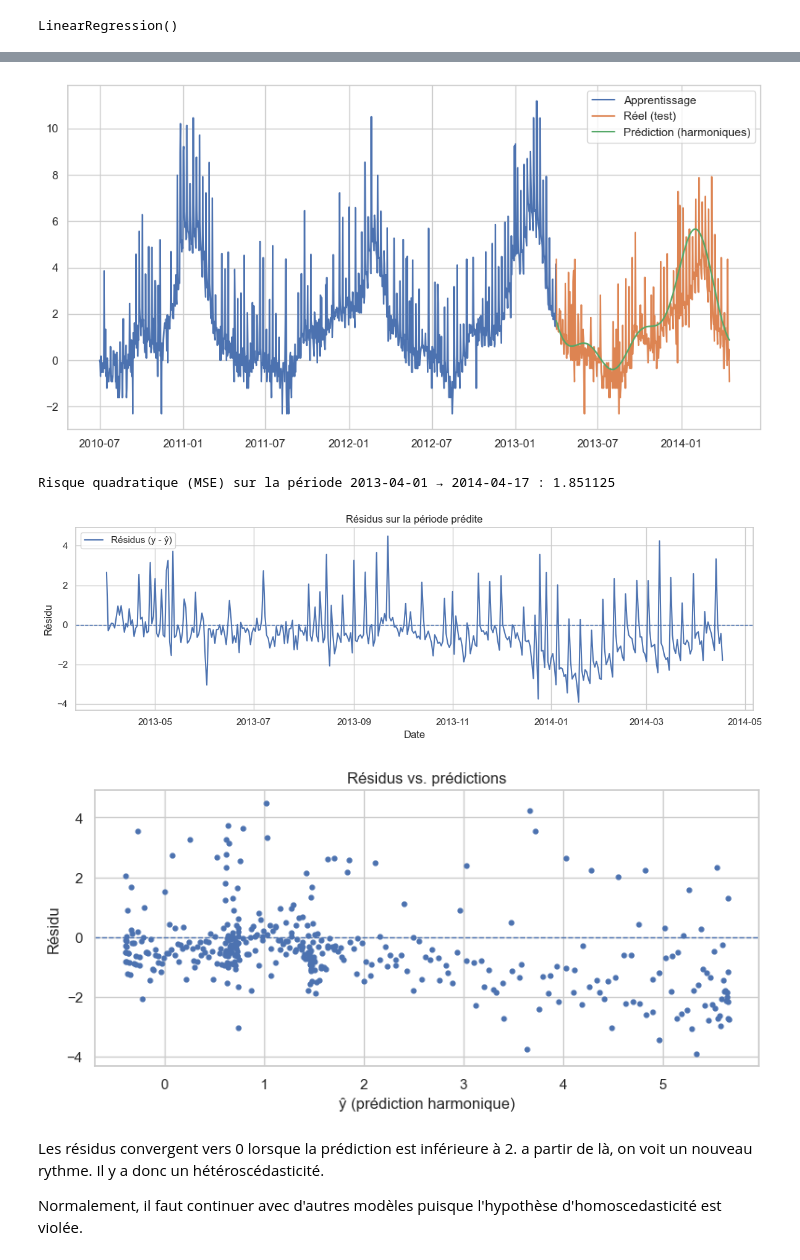
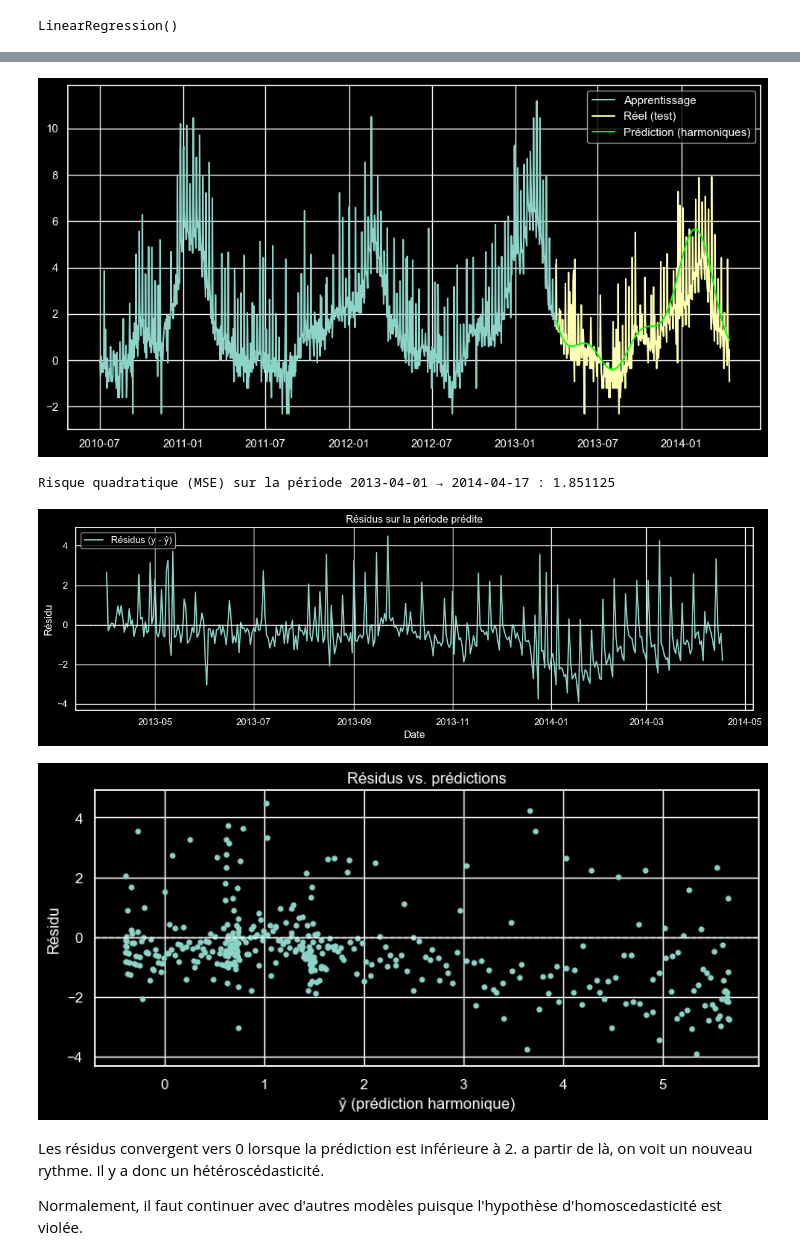
Before and after one commit to MitaDataAI/Time-Series-fundamentals, a Jupyter notebook: 1_Syndrome_grippaux.ipynb, the cells around one changed output, grey strips where cells are left out. Drawn from its saved outputs; the diff is of its cells as text; code cells hidden in the pictures.

```diff
--- a/1_Syndrome_grippaux.ipynb
+++ b/1_Syndrome_grippaux.ipynb
@@ -324,12 +322,13 @@ test.head()
 # %%
 plt.figure(figsize=(12,6))
+plt.style.use("dark_background")  # met le fond en noir
 plt.plot(train.index, train['IAS_brut_log'], label="Apprentissage")
 plt.plot(test.index, test['IAS_brut_log'], label="Réel (test)")
-plt.plot(test.index, test['IAS_pred_log'], label="Prédiction (harmoniques)")
+plt.plot(test.index, test['IAS_pred_log'], label="Prédiction (harmoniques)", color = "lime")
 plt.legend()
 plt.show()
 # %% [output]
-[figure, old version]
+[figure, new version]
 # %%
 # Risque pour la période
 test = test.copy()
@@ -353,7 +352,7 @@ plt.legend()
 plt.tight_layout()
 plt.show()
 # %% [output]
-[figure, old version]
+[figure, new version]
 # %%
 # c) vérifier l’homoscedasticité : voir si le résidu dépend de la taille de la prévision
 plt.figure(figsize=(8,4))
@@ -365,7 +364,7 @@ plt.ylabel("Résidu")
 plt.tight_layout()
 plt.show()
 # %% [output]
-[figure, old version]
+[figure, new version]
 # %% [markdown]
 Les résidus convergent vers 0 lorsque la prédiction est inférieure à 2. a partir de là, on voit un nouveau rythme. Il y a donc un hétéroscédasticité.
 
```
Also changed, not shown: parts of 15 cells of this notebook, 2 other files.
